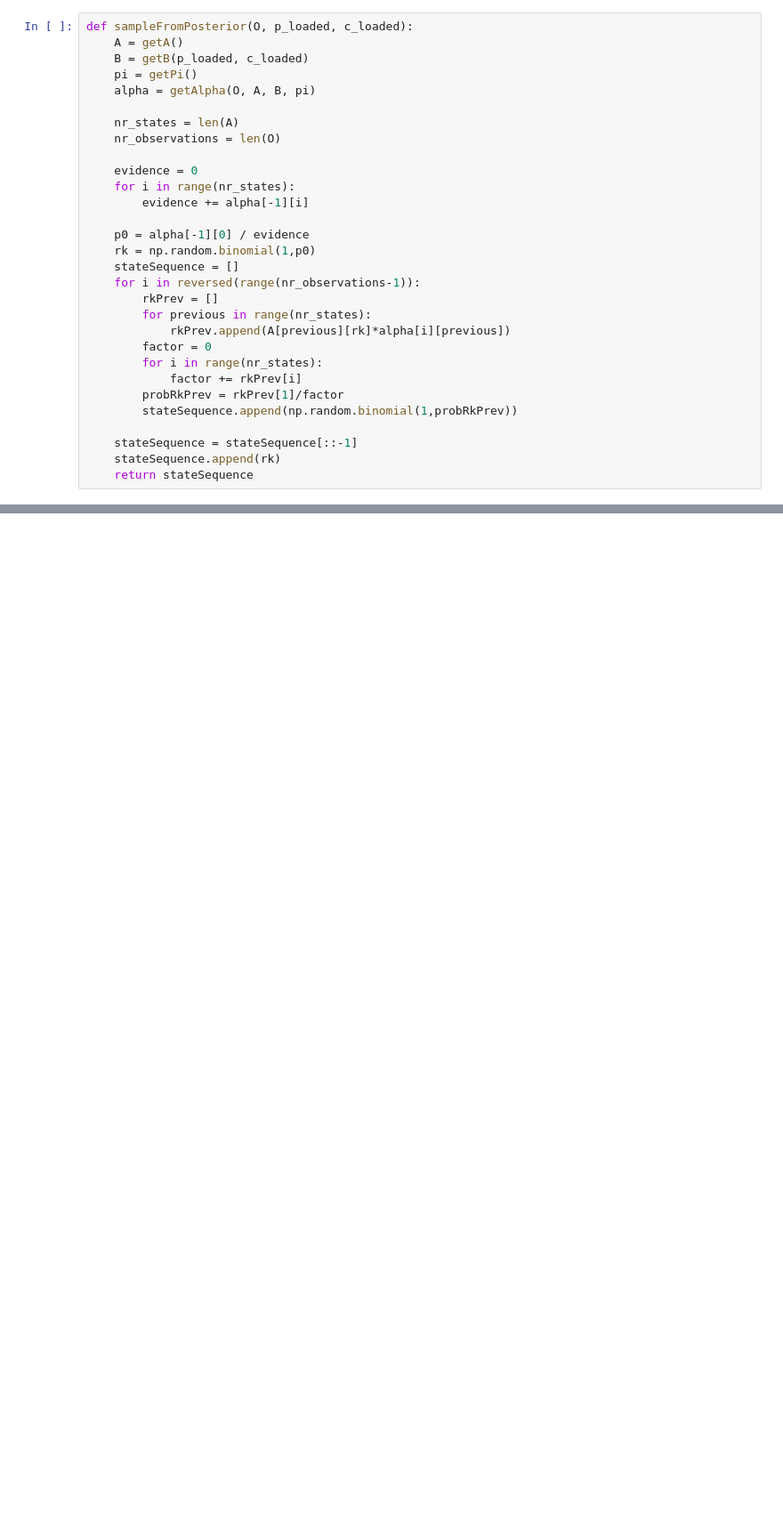
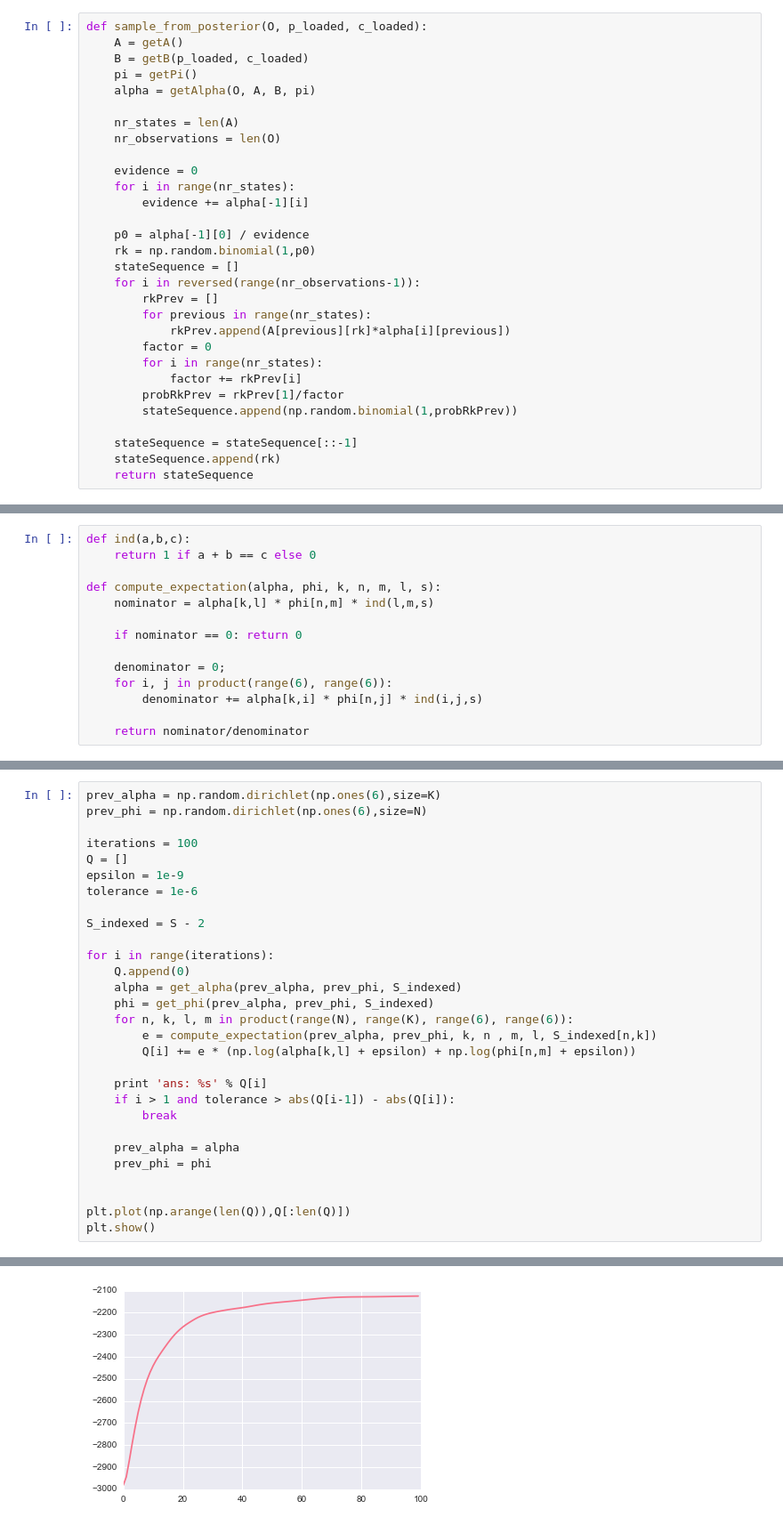
Before and after one commit to bxclib2/kth, a Jupyter notebook: assignment2/assignment2.ipynb, the cells around one changed output, grey strips where cells are left out. Shown: that part at 89% size. Cells and saved outputs as stored; diff of their text form; blank space fills up the shorter version.

```diff
--- a/assignment2/assignment2.ipynb
+++ b/assignment2/assignment2.ipynb
@@ -253,6 +255,6 @@ def getAlpha(O, A, B, pi):
     return alpha
 # %%
-def sampleFromPosterior(O, p_loaded, c_loaded):
+def sample_from_posterior(O, p_loaded, c_loaded):
     A = getA()
     B = getB(p_loaded, c_loaded)
     pi = getPi()
@@ -318,0 +330,14 @@ guess: [[1 1 1 0 0 1 1 0 1 0]]
+# %%
+def ind(a,b,c):
+    return 1 if a + b == c else 0
+
+def compute_expectation(alpha, phi, k, n, m, l, s):
+    nominator = alpha[k,l] * phi[n,m] * ind(l,m,s)
+
+    if nominator == 0: return 0
+
+    denominator = 0;
+    for i, j in product(range(6), range(6)):
+        denominator += alpha[k,i] * phi[n,j] * ind(i,j,s)
+
+    return nominator/denominator
@@ -318,0 +368,30 @@ guess: [[1 1 1 0 0 1 1 0 1 0]]
+# %%
+prev_alpha = np.random.dirichlet(np.ones(6),size=K)
+prev_phi = np.random.dirichlet(np.ones(6),size=N)
+
+iterations = 100
+Q = []
+epsilon = 1e-9
+tolerance = 1e-6
+
+S_indexed = S - 2
+
+for i in range(iterations):
+    Q.append(0)
+    alpha = get_alpha(prev_alpha, prev_phi, S_indexed)
+    phi = get_phi(prev_alpha, prev_phi, S_indexed)
+    for n, k, l, m in product(range(N), range(K), range(6), range(6)):
+        e = compute_expectation(prev_alpha, prev_phi, k, n , m, l, S_indexed[n,k])
+        Q[i] += e * (np.log(alpha[k,l] + epsilon) + np.log(phi[n,m] + epsilon))
+
+    print 'ans: %s' % Q[i]
+    if i > 1 and tolerance > abs(Q[i-1]) - abs(Q[i]):
+        break
+
+    prev_alpha = alpha
+    prev_phi = phi
+
+
+plt.plot(np.arange(len(Q)),Q[:len(Q)])
+plt.show()
+# %% [output]
@@ -318,0 +415 @@ guess: [[1 1 1 0 0 1 1 0 1 0]]
+[figure, added]
```
Also changed, not shown: parts of 16 cells of this notebook.
